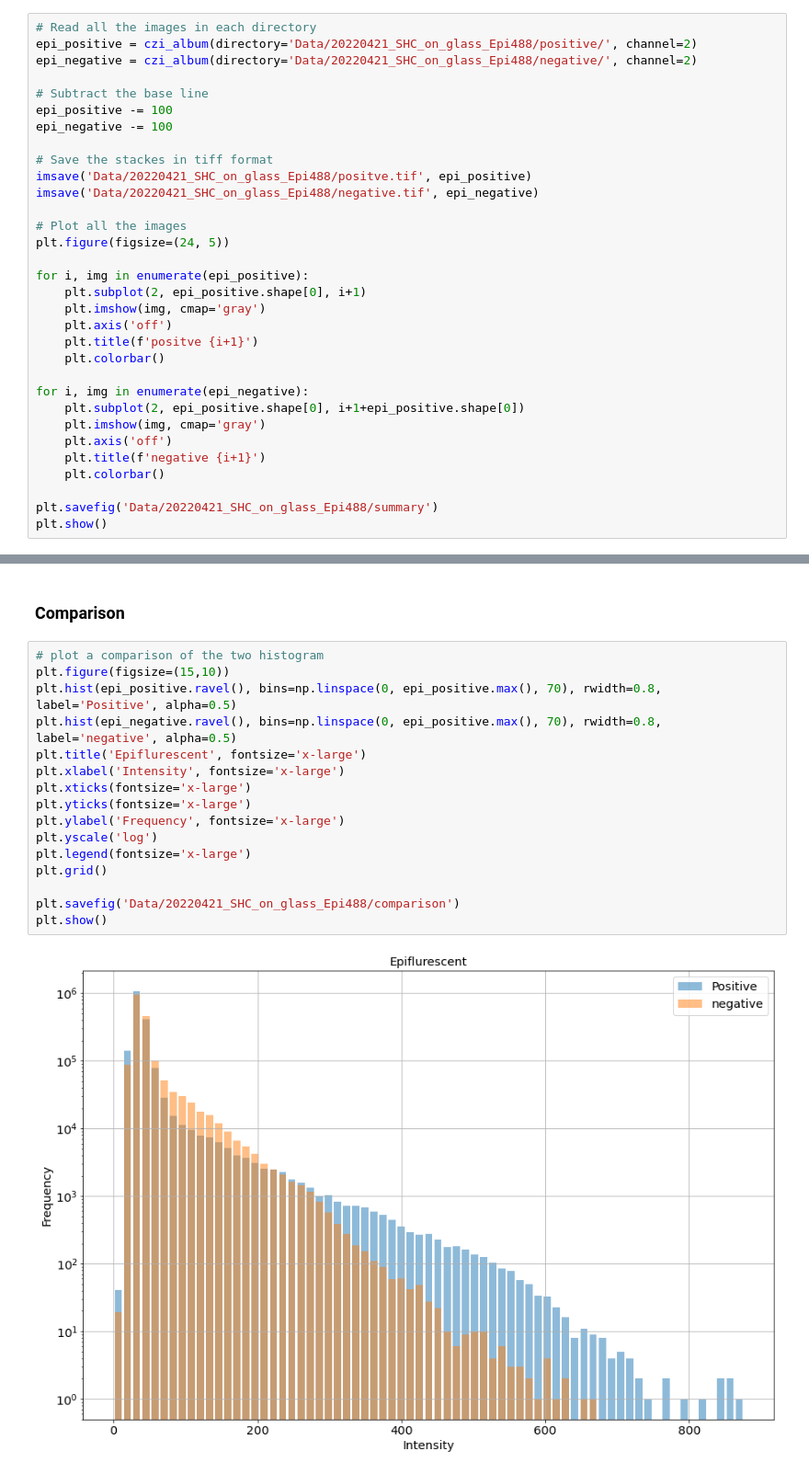
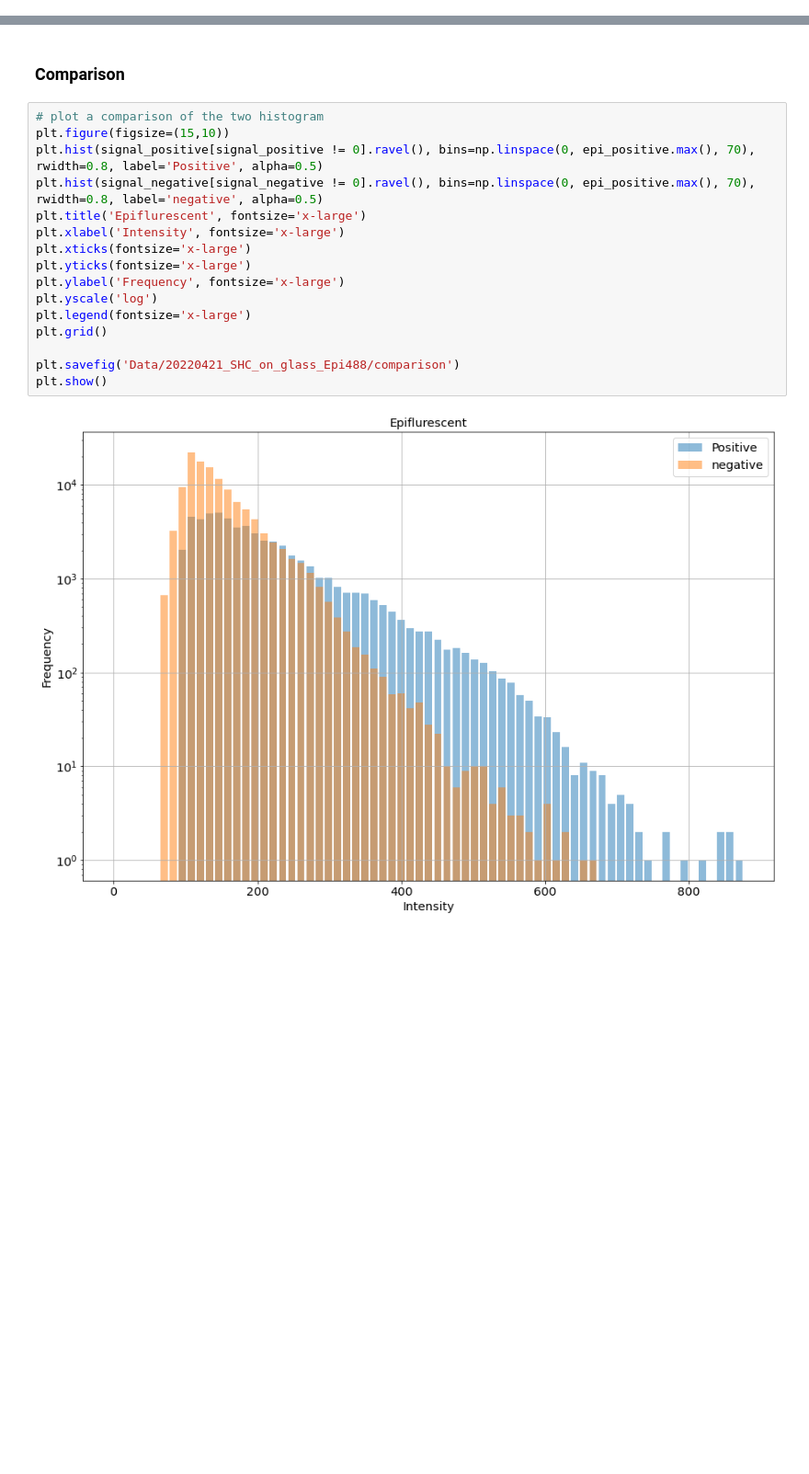
Before and after one commit to ahmed344/Epi-difference, a Jupyter notebook: comparison.ipynb, the cells around one changed output, grey strips where cells are left out. Shown: that part at 92% size. Cells and saved outputs as stored; diff of their text form; blank space fills up the shorter version.

Commit message:
Signal segmentation

```diff
--- a/comparison.ipynb
+++ b/comparison.ipynb
@@ -29,35 +30,3 @@ def czi_album(directory='', channel=0):
     return np.array(stack)
 # %% [markdown]
 ### Read the images
-# %%
-# Read all the images in each directory
-epi_positive = czi_album(directory='Data/20220421_SHC_on_glass_Epi488/positive/', channel=2)
-epi_negative = czi_album(directory='Data/20220421_SHC_on_glass_Epi488/negative/', channel=2)
-
-# Subtract the base line
-epi_positive -= 100
-epi_negative -= 100
-
-# Save the stackes in tiff format
-imsave('Data/20220421_SHC_on_glass_Epi488/positve.tif', epi_positive)
-imsave('Data/20220421_SHC_on_glass_Epi488/negative.tif', epi_negative)
-
-# Plot all the images
-plt.figure(figsize=(24, 5))
-
-for i, img in enumerate(epi_positive):
-    plt.subplot(2, epi_positive.shape[0], i+1)
-    plt.imshow(img, cmap='gray')
-    plt.axis('off')
-    plt.title(f'positve {i+1}')
-    plt.colorbar()
-
-for i, img in enumerate(epi_negative):
-    plt.subplot(2, epi_positive.shape[0], i+1+epi_positive.shape[0])
-    plt.imshow(img, cmap='gray')
-    plt.axis('off')
-    plt.title(f'negative {i+1}')
-    plt.colorbar()
-
-plt.savefig('Data/20220421_SHC_on_glass_Epi488/summary')
-plt.show()
@@ -68,18 +86,18 @@ plt.show()
 # %%
 # plot a comparison of the two histogram
 plt.figure(figsize=(15,10))
-plt.hist(epi_positive.ravel(), bins=np.linspace(0, epi_positive.max(), 70), rwidth=0.8, label='Positive', alpha=0.5)
-plt.hist(epi_negative.ravel(), bins=np.linspace(0, epi_positive.max(), 70), rwidth=0.8, label='negative', alpha=0.5)
+plt.hist(signal_positive[signal_positive != 0].ravel(), bins=np.linspace(0, epi_positive.max(), 70), rwidth=0.8, label='Positive', alpha=0.5)
+plt.hist(signal_negative[signal_negative != 0].ravel(), bins=np.linspace(0, epi_positive.max(), 70), rwidth=0.8, label='negative', alpha=0.5)
 plt.title('Epiflurescent', fontsize='x-large')
 plt.xlabel('Intensity', fontsize='x-large')
 plt.xticks(fontsize='x-large')
 plt.yticks(fontsize='x-large')
 plt.ylabel('Frequency', fontsize='x-large')
 plt.yscale('log')
 plt.legend(fontsize='x-large')
 plt.grid()
 
 plt.savefig('Data/20220421_SHC_on_glass_Epi488/comparison')
 plt.show()
 # %% [output]
-[figure, old version]
+[figure, new version]
```
Also changed, not shown: parts of 3 cells of this notebook.
